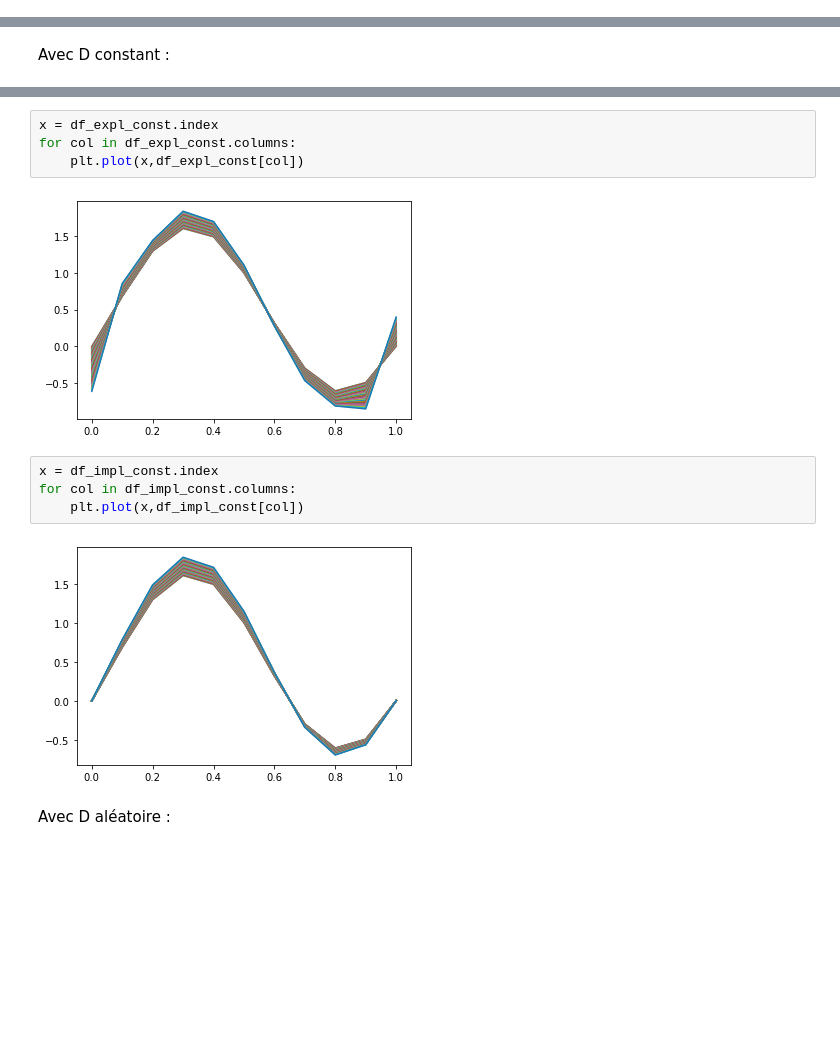
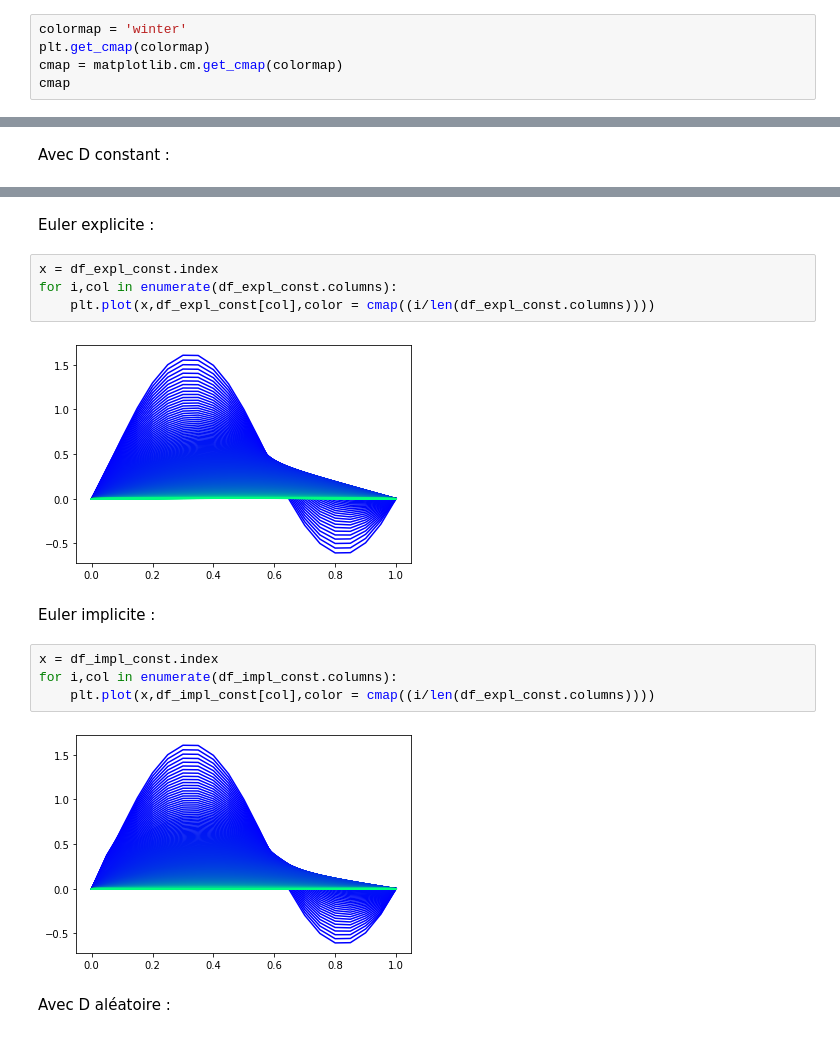
Before and after one commit to Pasagil/CPP, a Jupyter notebook: cpp-eval/plot.ipynb, the cells around one changed output, grey strips where cells are left out. Saved outputs shown, nothing was run; the diff lists cells and outputs as text; blank space fills up the shorter version.

```diff
--- a/cpp-eval/plot.ipynb
+++ b/cpp-eval/plot.ipynb
@@ -3,2 +4,7 @@ import pandas as pd
 import matplotlib.pyplot as plt
 import numpy as np
+# %%
+colormap = 'winter'
+plt.get_cmap(colormap)
+cmap = matplotlib.cm.get_cmap(colormap)
+cmap
@@ -26,15 +20,19 @@ df_impl_const
+# %% [markdown]
+Euler explicite :
 # %%
 x = df_expl_const.index
-for col in df_expl_const.columns:
-    plt.plot(x,df_expl_const[col])
+for i,col in enumerate(df_expl_const.columns):
+    plt.plot(x,df_expl_const[col],color = cmap((i/len(df_expl_const.columns))))
 # %% [output]
-[figure, old version]
+[figure, new version]
+# %% [markdown]
+Euler implicite :
 # %%
 x = df_impl_const.index
-for col in df_impl_const.columns:
-    plt.plot(x,df_impl_const[col])
+for i,col in enumerate(df_impl_const.columns):
+    plt.plot(x,df_impl_const[col],color = cmap((i/len(df_expl_const.columns))))
 # %% [output]
-[figure, old version]
+[figure, new version]
 # %% [markdown]
 Avec D aléatoire :
 # %%
```
Also changed, not shown: parts of 10 cells of this notebook.
